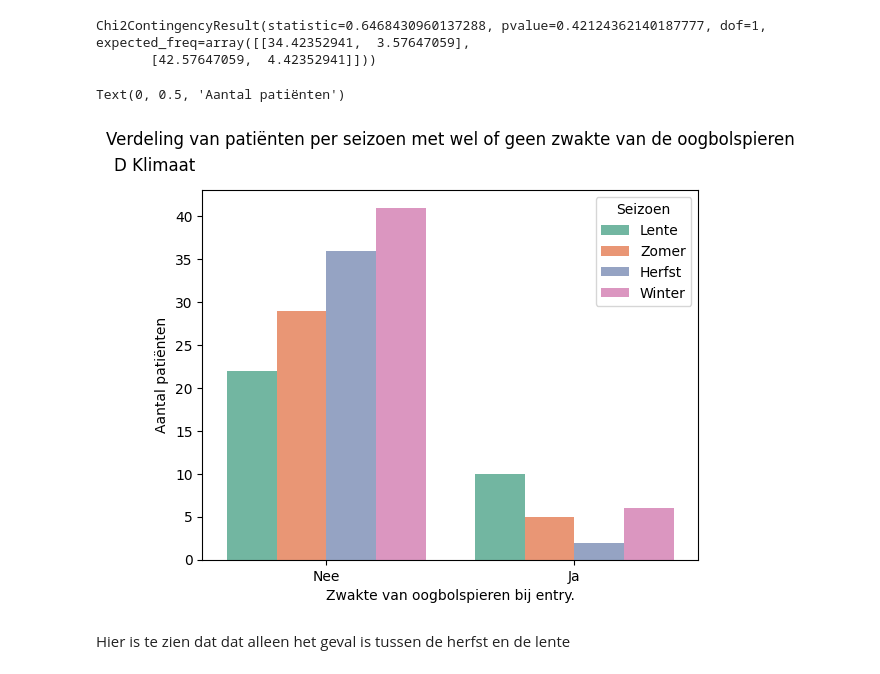
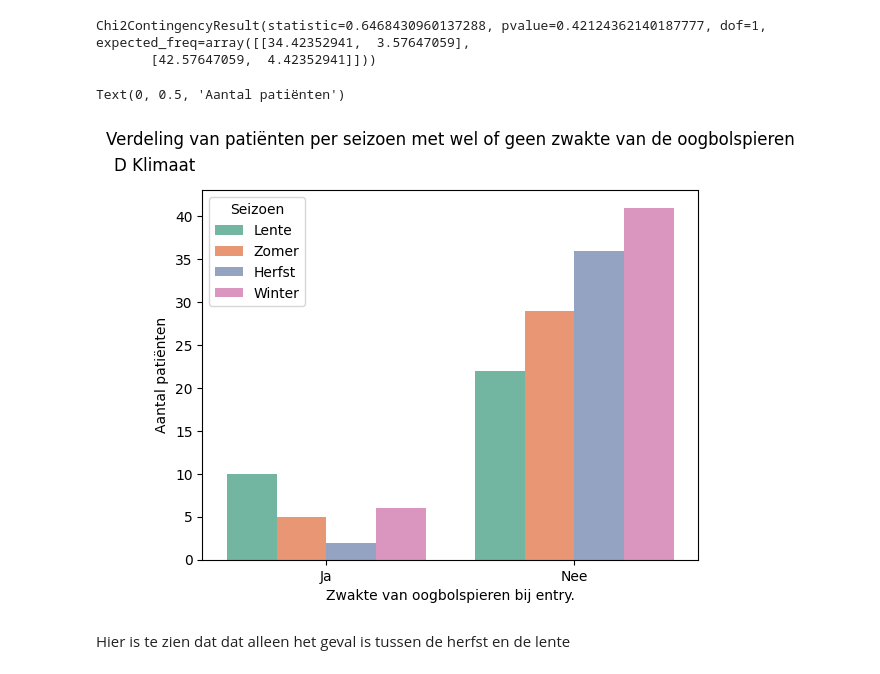
Before and after one commit to someoneontheworld/Modelleren-project, a Jupyter notebook: modelleren_code_Eindversie_groep_17.ipynb, the cells around one changed output. Drawn from its saved outputs; the diff is of its cells as text; code cells hidden in the pictures.

```diff
--- a/modelleren_code_Eindversie_groep_17.ipynb
+++ b/modelleren_code_Eindversie_groep_17.ipynb
@@ -1348,14 +1349,15 @@ Chi2ContingencyResult(statistic=0.6468430960137288, pvalue=0.42124362140187777,
 # %%
 df_D_CNI['CNI_Oculomotor_e'] = df_D_CNI['CNI_Oculomotor_e'].replace({0: 'Nee', 1: 'Ja'})
 sns.countplot(data = df_D_CNI, x='CNI_Oculomotor_e', hue="Seizoen", hue_order = ['Lente', 'Zomer', 'Herfst', 'Winter'],
+              order=['Ja', 'Nee'],
               palette='Set2')
 plt.title('Verdeling van patiënten per seizoen met wel of geen zwakte van de oogbolspieren', y = 1.1)
 plt.suptitle('D Klimaat', y = 0.95, x=0.05 )
 plt.xlabel('Zwakte van oogbolspieren bij entry.')
 plt.ylabel('Aantal patiënten')
 # %% [output]
 Text(0, 0.5, 'Aantal patiënten')
-[figure, old version]
+[figure, new version]
 # %% [markdown]
 Hier is te zien dat dat alleen het geval is tussen de herfst en de lente
 # %% [markdown]
```
Also changed, not shown: parts of 9 cells of this notebook.
